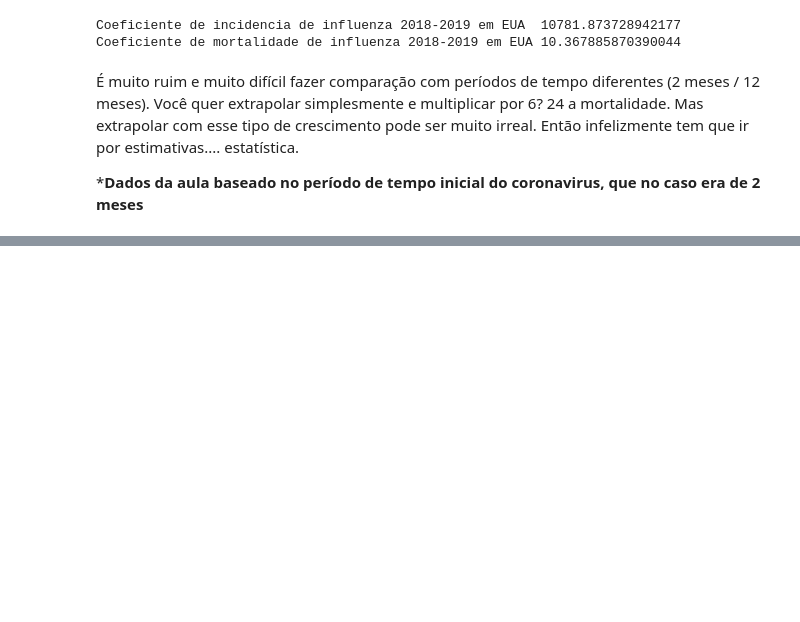
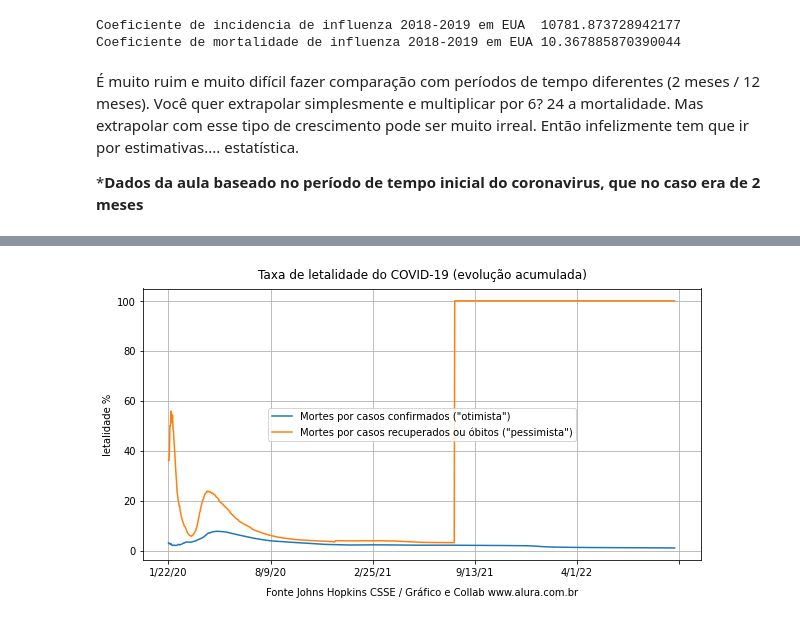
Before and after one commit to Gleis0nLemos/Data-Science-e-Sa-de, a Jupyter notebook: Data_Science_e_Saude.ipynb, the cells around one changed output, grey strips where cells are left out. Saved outputs shown, nothing was run; the diff lists cells and outputs as text; code cells hidden in the pictures; blank space fills up the shorter version.

```diff
--- a/Data_Science_e_Saude.ipynb
+++ b/Data_Science_e_Saude.ipynb
@@ -881,3 +912,7 @@ Coeficiente de mortalidade de influenza 2018-2019 em EUA 10.367885870390044
 É muito ruim e muito difícil fazer comparação com períodos de tempo diferentes (2 meses / 12 meses). Você quer extrapolar simplesmente e multiplicar por 6? 24 a mortalidade. Mas extrapolar com esse tipo de crescimento pode ser muito irreal. Então infelizmente tem que ir por estimativas.... estatística.
 
 ***Dados da aula baseado no período de tempo inicial do coronavirus, que no caso era de 2 meses**
+# %%
+grouped_per_day = pd.DataFrame([confirmed.sum()[3:-1],recovered.sum()[2:], deaths.sum()[2:]],
+            index=["confirmed", "recovered", "deaths"]).T
+grouped_per_day.head()
@@ -883,0 +926,4 @@ Coeficiente de mortalidade de influenza 2018-2019 em EUA 10.367885870390044
+# %%
+grouped_per_day["letality_rate_1"] = grouped_per_day["deaths"]/ grouped_per_day["confirmed"] * 100
+grouped_per_day["letality_rate_2"] = grouped_per_day["deaths"] / (grouped_per_day["deaths"] + grouped_per_day["recovered"]) * 100
+grouped_per_day.head()
@@ -883,0 +937,12 @@ Coeficiente de mortalidade de influenza 2018-2019 em EUA 10.367885870390044
+# %%
+fig = plt.figure(figsize=(10,5))
+grouped_per_day["letality_rate_1"].plot()
+ax = grouped_per_day["letality_rate_2"].plot()
+plt.legend(['Mortes por casos confirmados ("otimista")', 'Mortes por casos recuperados ou óbitos ("pessimista")'])
+plt.title("Taxa de letalidade do COVID-19 (evolução acumulada)", pad=10)
+plt.grid(linestyle='-')
+ax.set_ylabel("letalidade %")
+ax.set_xlabel("Fonte Johns Hopkins CSSE / Gráfico e Collab www.alura.com.br", labelpad=10)
+plt.show()
+# %% [output]
+[figure, added]
```
Also changed, not shown: parts of 17 cells of this notebook, 1 other file.
